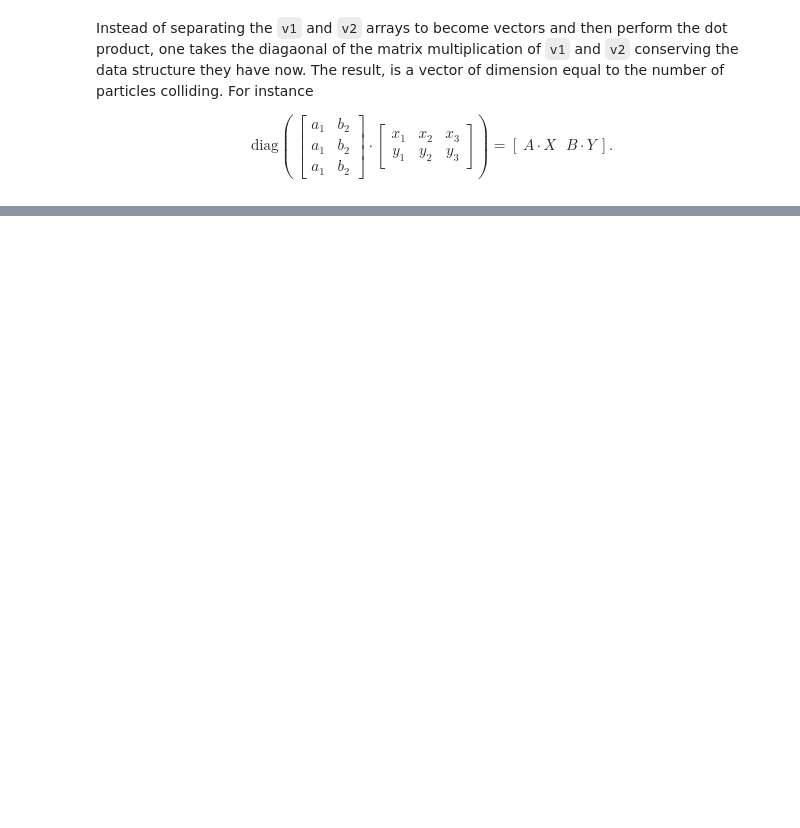
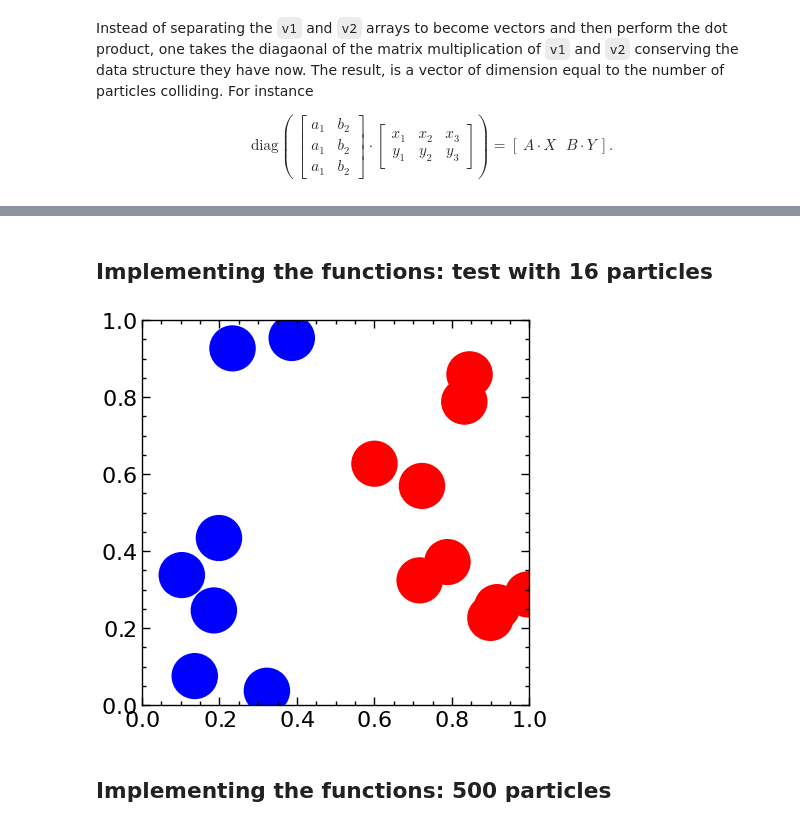
Before and after one commit to Chinnasf/Physics, a Jupyter notebook: GPU Code/Boltzmann Distribution | Non-GPU.ipynb, the cells around one changed output, grey strips where cells are left out. Saved outputs shown, nothing was run; the diff lists cells and outputs as text; code cells hidden in the pictures; blank space fills up the shorter version.

```diff
--- a/GPU Code/Boltzmann Distribution | Non-GPU.ipynb
+++ b/GPU Code/Boltzmann Distribution | Non-GPU.ipynb
@@ -104,7 +104,7 @@ df[df.d_ij <= radius].head()
 | 439 | (0, 440) | (0.1855752748185393, 0.1536100271... | (0.2943195451772188, 0.3327334392... | 0.031965 | 0.038414 | 0.049974 |
 # %%
 # Obtain indeces of colliding particles
-colliding = df[df.d_ij <= radius].copy()
+colliding = df[df.d_ij <= 2*radius].copy()
 particl_1_idx = colliding["IDs"].apply(lambda _: _[0])
 particl_2_idx = colliding["IDs"].apply(lambda _: _[1])
 
@@ -134,0 +228,32 @@ v2_new = vi_new(r2,v2,r1,v1)
+# %% [markdown]
+## Implementing the functions: test with 16 particles
+# %%
+n_particles = 16
+radius = 0.06          # [m]
+ivelocities = (500, 0) # [m/s]
+
+_, right_xbool, left_xbool = get_initial_position(n_particles)
+# %%
+R, V = particles_motion(n_particles, radius, ivelocities, ts=1000, dt=0.000005)
+# %%
+fig, ax = plt.subplots(1,1,figsize=(5,5))
+
+def animate(i):
+    ax.clear()
+    xred, yred   = R[i][0][right_xbool],  R[i][1][right_xbool]
+    xblue, yblue = R[i][0][left_xbool], R[i][1][left_xbool]
+    circles_red  = [plt.Circle((xi, yi), radius=radius, linewidth=0) for xi,yi in zip(xred,yred)]
+    circles_blue = [plt.Circle((xi, yi), radius=radius, linewidth=0) for xi,yi in zip(xblue,yblue)]
+    cred  = matplotlib.collections.PatchCollection(circles_red, facecolors='red')
+    cblue = matplotlib.collections.PatchCollection(circles_blue, facecolors='blue')
+    ax.add_collection(cred)
+    ax.add_collection(cblue)
+    ax.set_xlim(0,1)
+    ax.set_ylim(0,1)
+
+ani = animation.FuncAnimation(fig, animate, frames=500, interval=50)
+ani.save('test.gif', writer='pillow', fps=30,dpi=100)
+# %% [output]
+[figure, added]
+# %% [markdown]
+## Implementing the functions: 500 particles
```
Also changed, not shown: parts of 7 cells of this notebook, 3 other files.
